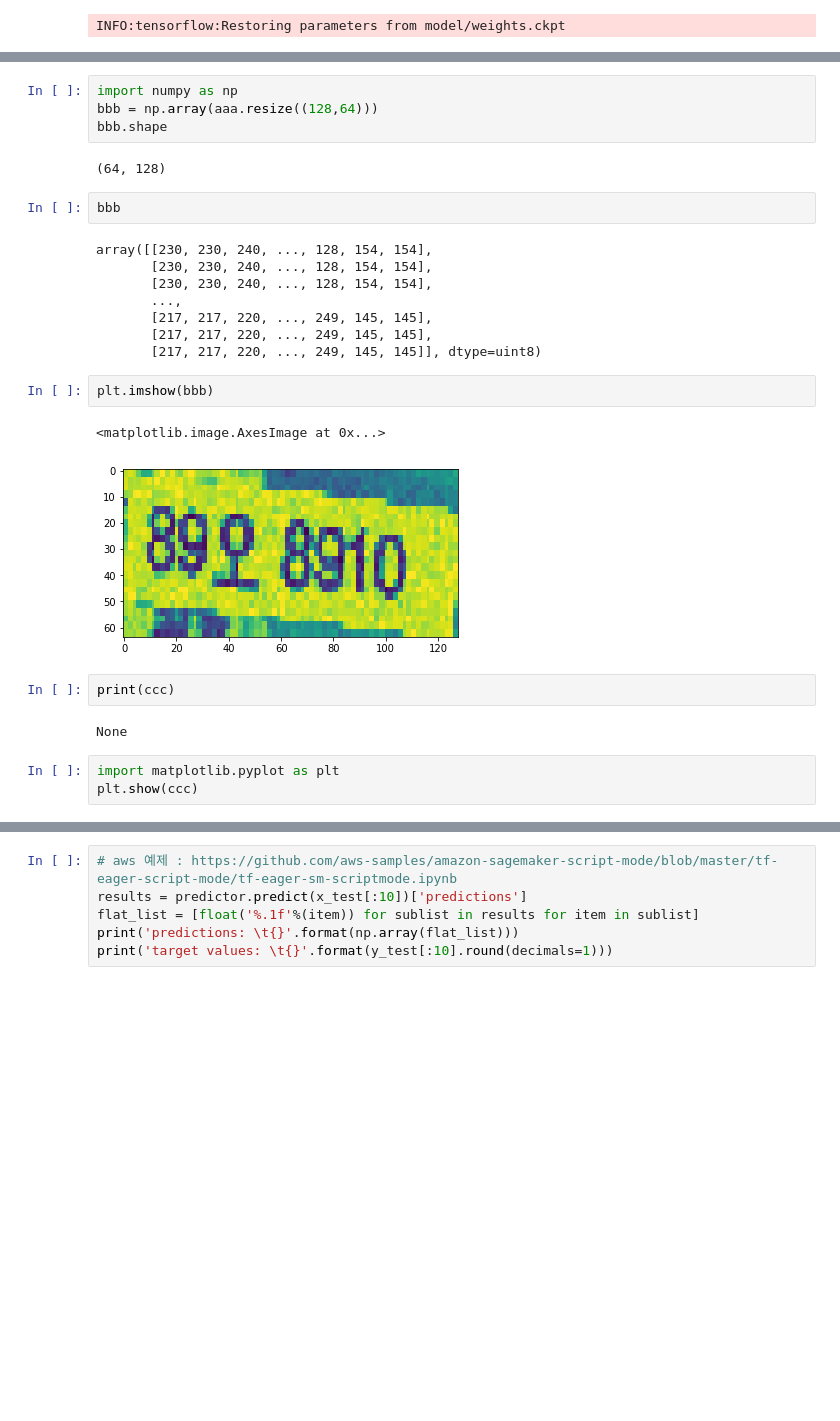
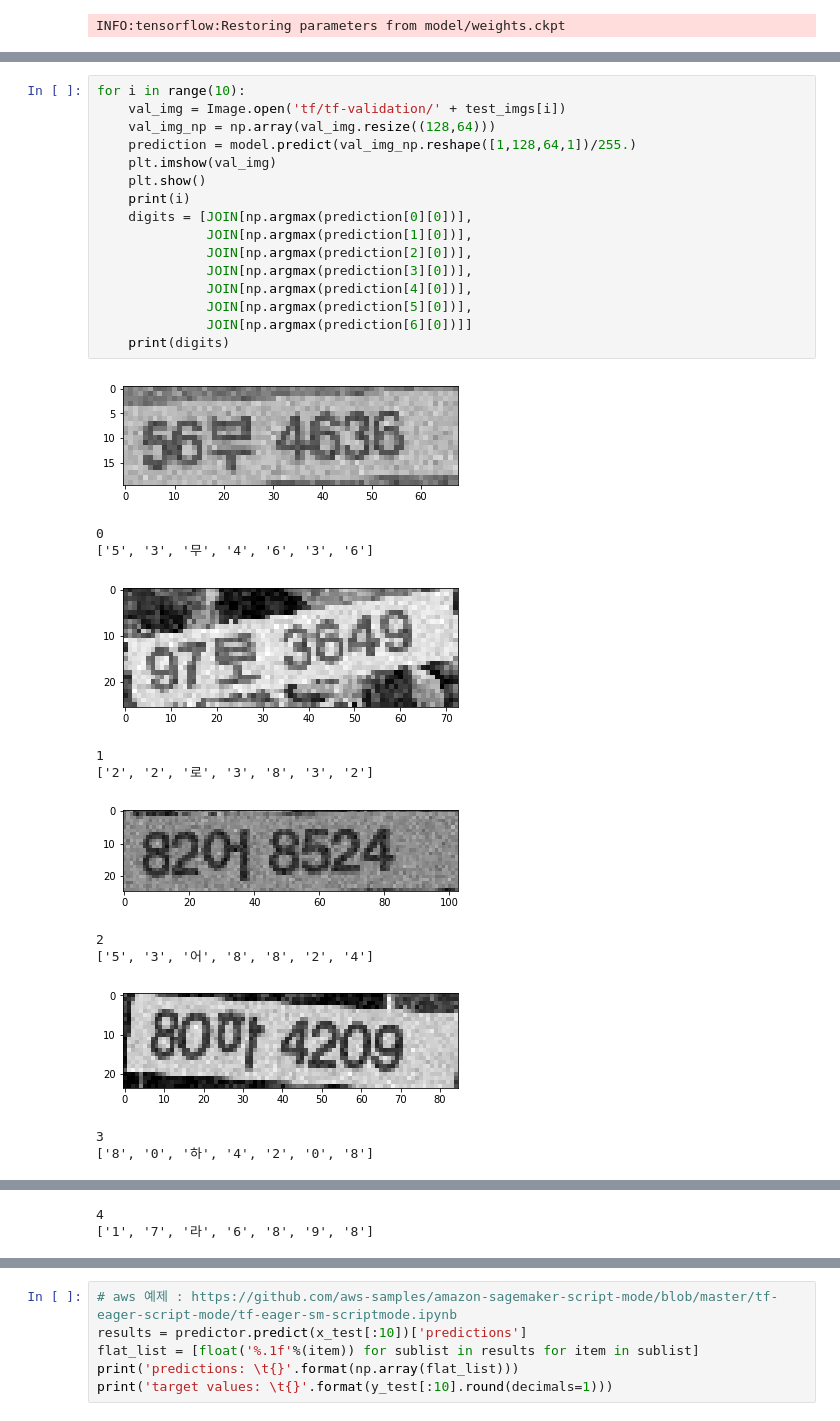
Before and after one commit to mullue/lab-custom-model-anpr, a Jupyter notebook: Lab4-Bring-Your-Own-Model.ipynb, the cells around one changed output, grey strips where cells are left out. Saved outputs shown, nothing was run; the diff lists cells and outputs as text; blank space fills up the shorter version.

```diff
--- a/Lab4-Bring-Your-Own-Model.ipynb
+++ b/Lab4-Bring-Your-Own-Model.ipynb
@@ -246,28 +293,29 @@ aaa
-# %%
-import numpy as np
-bbb = np.array(aaa.resize((128,64)))
-bbb.shape
-# %% [output]
-(64, 128)
-# %%
-bbb
-# %% [output]
-array([[230, 230, 240, ..., 128, 154, 154],
-       [230, 230, 240, ..., 128, 154, 154],
-       [230, 230, 240, ..., 128, 154, 154],
-       ...,
-       [217, 217, 220, ..., 249, 145, 145],
-       [217, 217, 220, ..., 249, 145, 145],
-       [217, 217, 220, ..., 249, 145, 145]], dtype=uint8)
-# %%
-plt.imshow(bbb)
-# %% [output]
-<matplotlib.image.AxesImage at 0x...>
-[figure, removed]
-# %%
-print(ccc)
-# %% [output]
-None
-# %%
-import matplotlib.pyplot as plt
-plt.show(ccc)
+# %%
+for i in range(10):
+    val_img = Image.open('tf/tf-validation/' + test_imgs[i])
+    val_img_np = np.array(val_img.resize((128,64)))
+    prediction = model.predict(val_img_np.reshape([1,128,64,1])/255.)
+    plt.imshow(val_img)
+    plt.show()
+    print(i)
+    digits = [JOIN[np.argmax(prediction[0][0])],
+              JOIN[np.argmax(prediction[1][0])],
+              JOIN[np.argmax(prediction[2][0])],
+              JOIN[np.argmax(prediction[3][0])],
+              JOIN[np.argmax(prediction[4][0])],
+              JOIN[np.argmax(prediction[5][0])],
+              JOIN[np.argmax(prediction[6][0])]]
+    print(digits)
+# %% [output]
+[figure, added]
+0
+['5', '3', '무', '4', '6', '3', '6']
+[figure, added]
+1
+['2', '2', '로', '3', '8', '3', '2']
+[figure, added]
+2
+['5', '3', '어', '8', '8', '2', '4']
+[figure, added]
+3
+['8', '0', '하', '4', '2', '0', '8']
@@ -273,0 +323,2 @@ plt.show(ccc)
+4
+['1', '7', '라', '6', '8', '9', '8']
```
Also changed, not shown: parts of 45 cells of this notebook, 3 other files.
